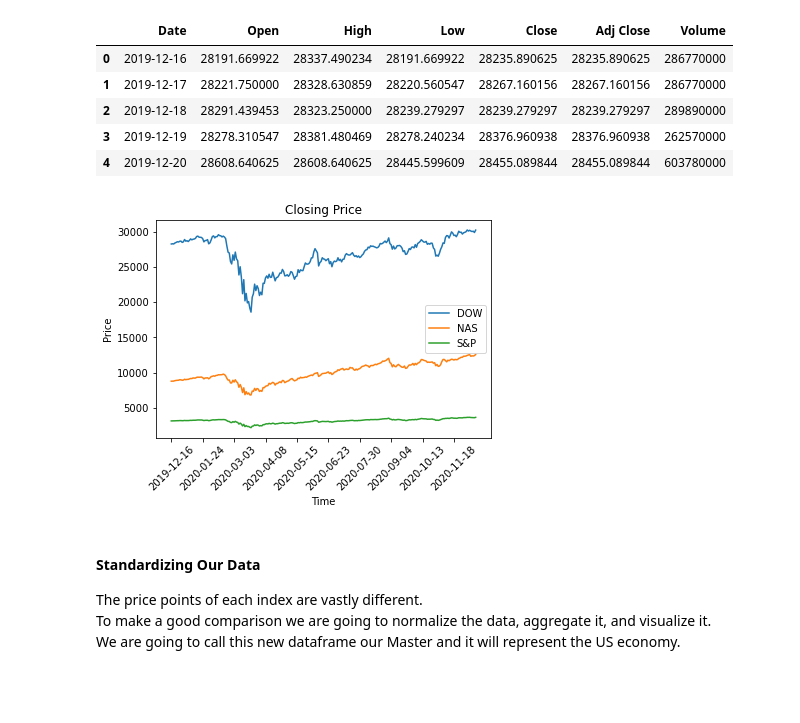
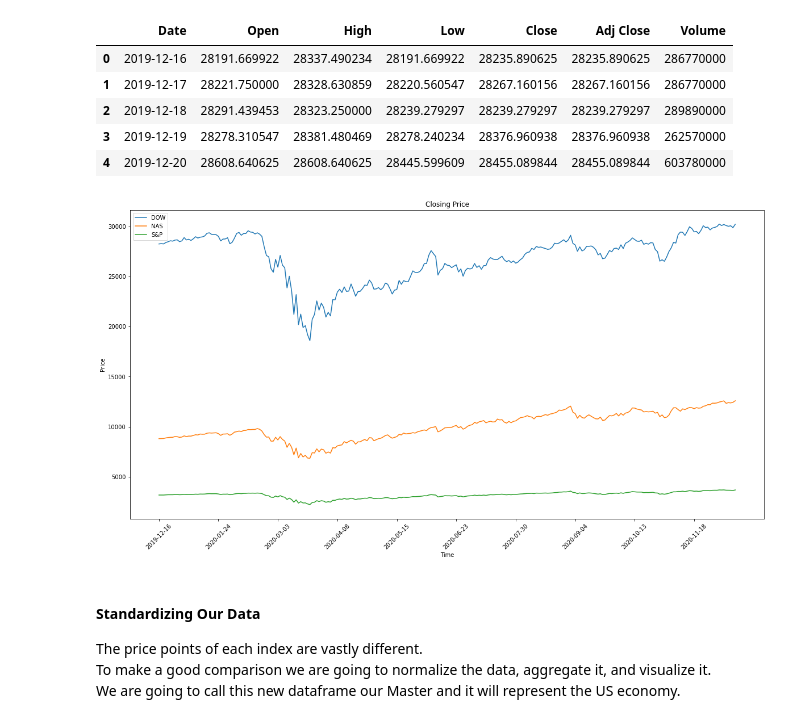
Before and after one commit to JonathanConn/320_final, a Jupyter notebook: main.ipynb, the cells around one changed output. Saved outputs shown, nothing was run; the diff lists cells and outputs as text; code cells hidden in the pictures; blank space fills up the shorter version.

Commit message:
enlarged graphs

```diff
--- a/main.ipynb
+++ b/main.ipynb
@@ -64,21 +68,22 @@ dow_df.head(5)
 | 3 | 2019-12-19 | 28278.310547 | 28381.480469 | 28278.240234 | 28376.960938 | 28376.960938 | 262570000 |
 | 4 | 2019-12-20 | 28608.640625 | 28608.640625 | 28445.599609 | 28455.089844 | 28455.089844 | 603780000 |
 # %%
+figure(figsize=(20, 10))
 plt.plot(dow_df['Date'], dow_df['Close'], label='DOW')
 plt.plot(nas_df['Date'], nas_df['Close'], label='NAS')
 plt.plot(sp_df['Date'], sp_df['Close'], label='S&P')
 
 plt.title('Closing Price')
 plt.xlabel('Time')
 plt.ylabel('Price')
 
 plt.xticks(dow_df['Date'], dow_df['Date'], rotation=45)
 plt.locator_params(axis='x', nbins=10)
 plt.legend()
 
 plt.show()
 # %% [output]
-[figure, old version]
+[figure, new version]
 # %% [markdown]
 #### Standardizing Our Data
 The price points of each index are vastly different.
```
Also changed, not shown: parts of 3 cells of this notebook.
